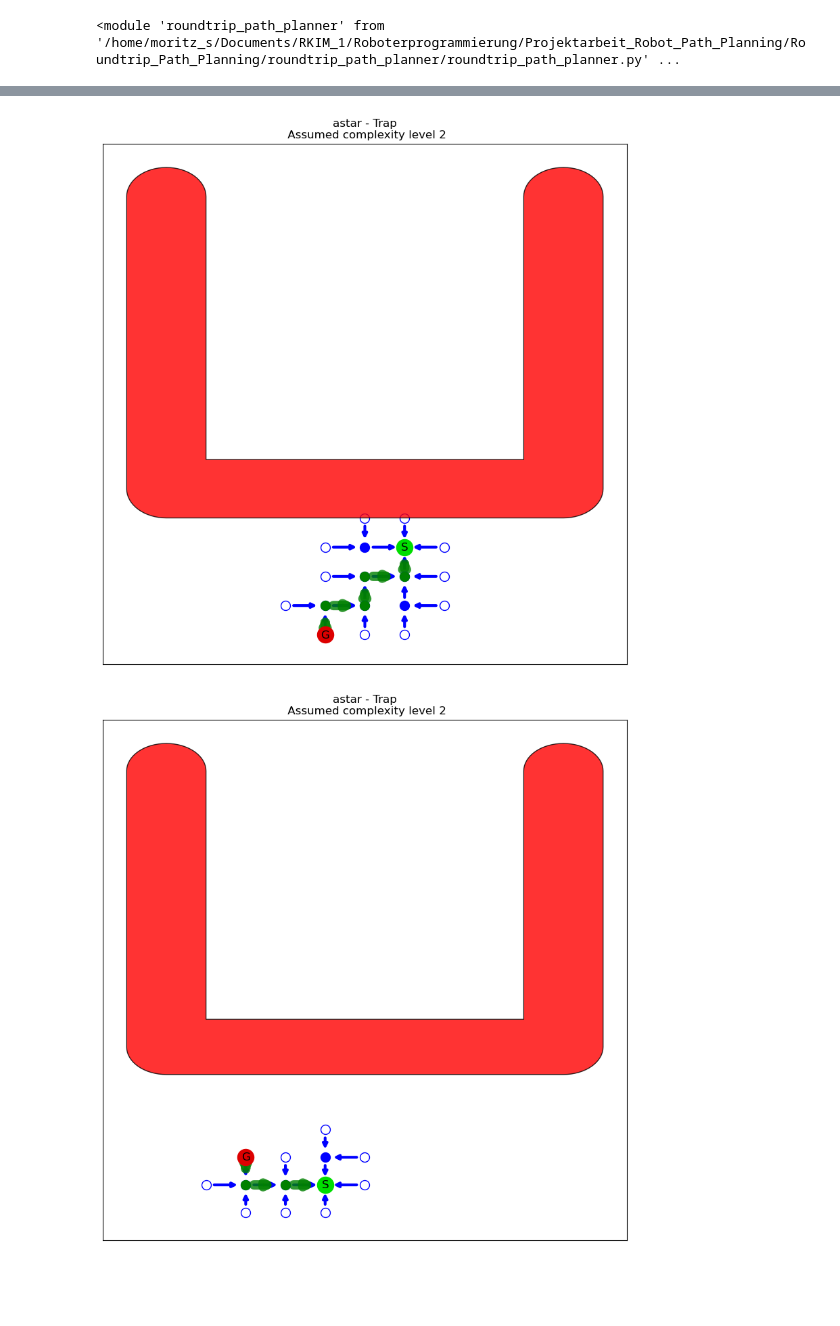
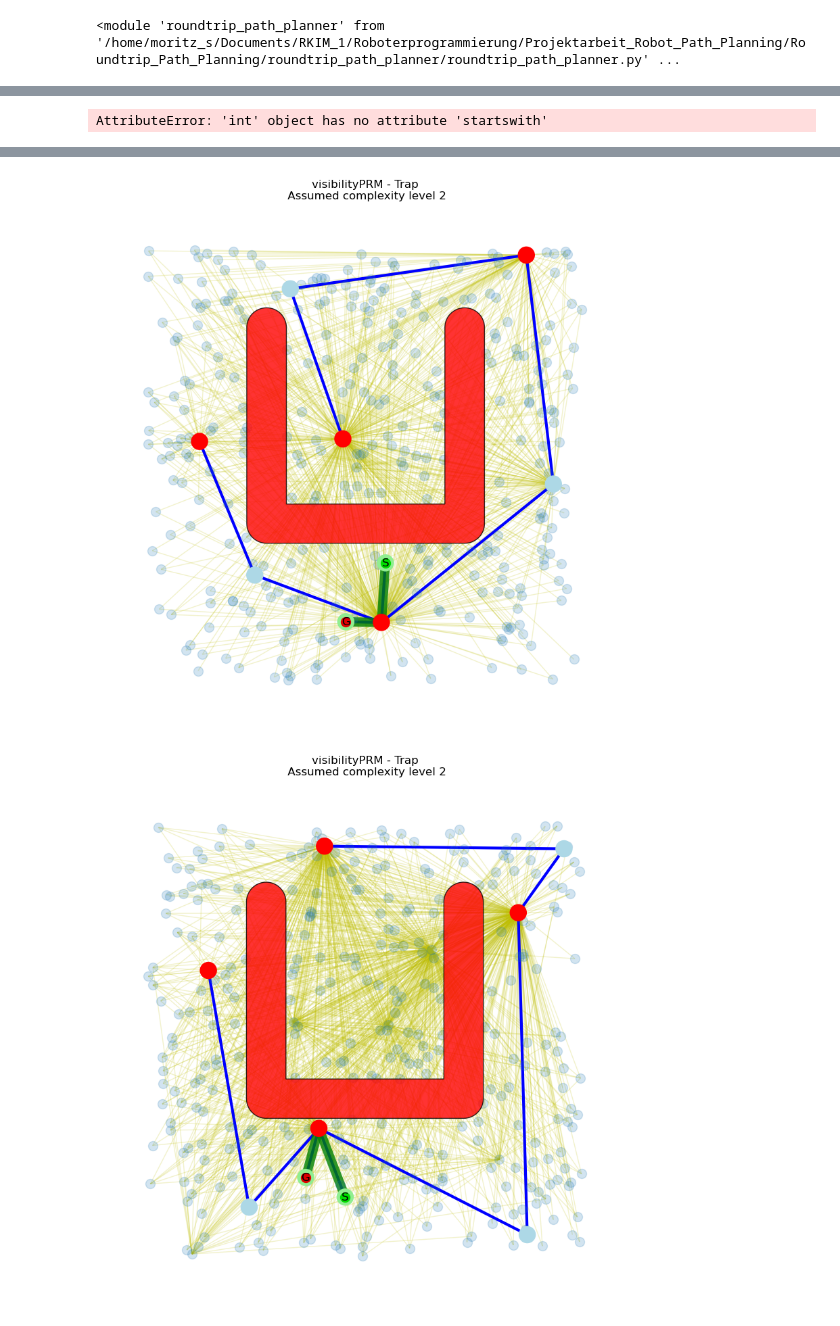
Before and after one commit to moritzscheckenbach/Roundtrip_Path_Planning, a Jupyter notebook: roundtrip_path_planner/Evaluation.ipynb, the cells around one changed output, grey strips where cells are left out. Cells and saved outputs as stored; diff of their text form; code cells hidden in the pictures; blank space fills up the shorter version.

```diff
--- a/roundtrip_path_planner/Evaluation.ipynb
+++ b/roundtrip_path_planner/Evaluation.ipynb
@@ -41,6 +41,6 @@ test_startlist =[[10,15]]
 test_goallist = [[10,3], [12,6], [8,4]]
 
 # Planen = roundtrip_path_planner.Roundtrip_Path_Planner(Environment_Test.startList, Environment_Test.goalList, Environment_Test ,"basePRM")
-Planen = roundtrip_path_planner.Roundtrip_Path_Planner(test_startlist, test_goallist, Environment_Test ,"astar")
+Planen = roundtrip_path_planner.Roundtrip_Path_Planner(test_startlist, test_goallist, Environment_Test ,"visibilityPRM")
 Planen.plan()
 # %% [output]
@@ -63,0 +67 @@ Resultlist solution: ['-12-6-', '-12-5-', '-11-5-', '-11-4-', '-10-4-', '-10-3-'
+AttributeError: 'int' object has no attribute 'startswith'
@@ -65,2 +69,2 @@ Resultlist solution: ['-12-6-', '-12-5-', '-11-5-', '-11-4-', '-10-4-', '-10-3-'
-[figure, old version]
+[figure, new version]
-[figure, old version]
+[figure, new version]
```
Also changed, not shown: parts of 1 cell of this notebook, 1 other file.
